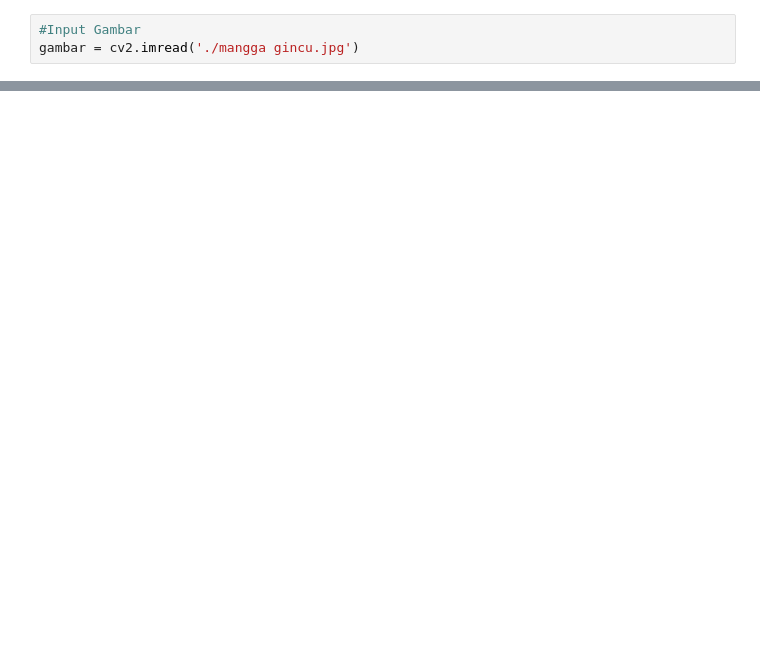
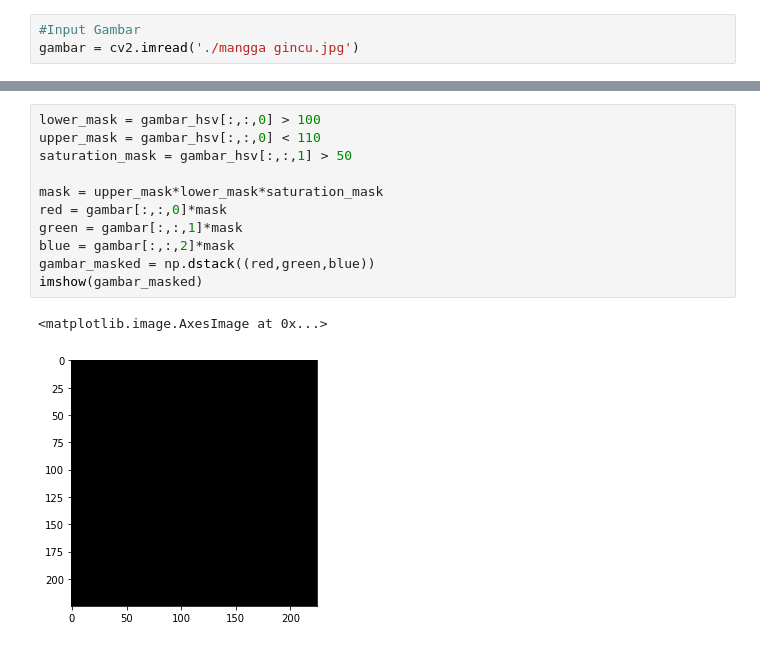
Before and after one commit to MochamadIlhamAfriandhi/Computer-Vision, a Jupyter notebook: Project Computer Vision/Sortation Mango.ipynb, the cells around one changed output, grey strips where cells are left out. Cells and saved outputs as stored; diff of their text form; blank space fills up the shorter version.

```diff
--- a/Project Computer Vision/Sortation Mango.ipynb
+++ b/Project Computer Vision/Sortation Mango.ipynb
@@ -17,2 +34,16 @@ gambar_gray = cv2.cvtColor(gambar, cv2.COLOR_BGR2GRAY)
+# %%
+lower_mask = gambar_hsv[:,:,0] > 100
+upper_mask = gambar_hsv[:,:,0] < 110
+saturation_mask = gambar_hsv[:,:,1] > 50
+
+mask = upper_mask*lower_mask*saturation_mask
+red = gambar[:,:,0]*mask
+green = gambar[:,:,1]*mask
+blue = gambar[:,:,2]*mask
+gambar_masked = np.dstack((red,green,blue))
+imshow(gambar_masked)
+# %% [output]
+<matplotlib.image.AxesImage at 0x...>
+[figure, added]
 # %%
 #Grayscale ke Threshold
```
Also changed, not shown: parts of 9 cells of this notebook, 1 other file.
